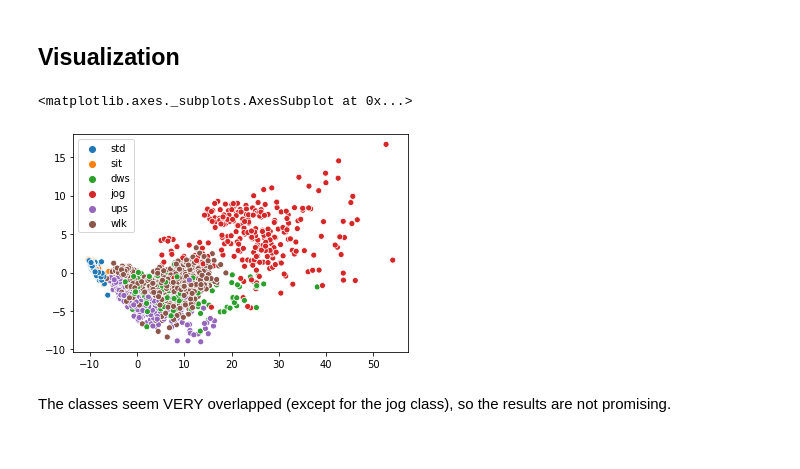
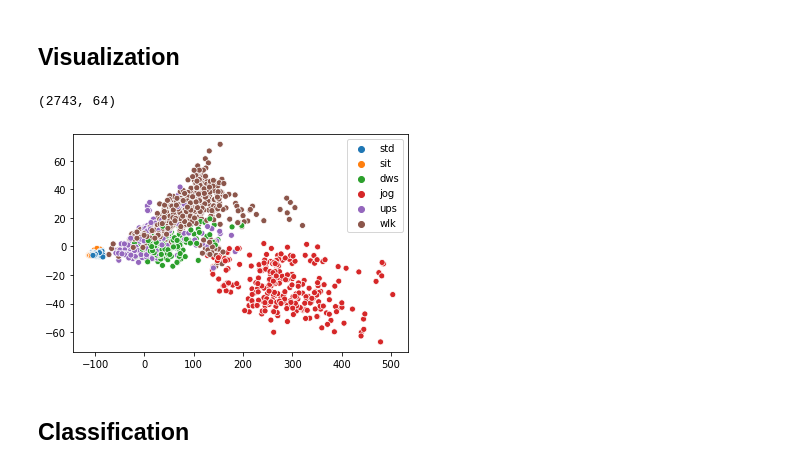
Before and after one commit to gio8tisu/HAR-timeseries-classification, a Jupyter notebook: More_Features.ipynb, the cells around one changed output. Drawn from its saved outputs; the diff is of its cells as text; code cells hidden in the pictures.

```diff
--- a/More_Features.ipynb
+++ b/More_Features.ipynb
@@ -116,5 +90,5 @@ Train-test splitting
 # %%
-X_train, X_test, y_train, y_test = train_test_split(X_pca, y, test_size=0.33, random_state=1)
+X_train, X_test, y_train, y_test = train_test_split(X, y, test_size=0.33, random_state=1)
 # %%
 print('Number of training examples:', y_train.shape[0])
 print('Number of testing examples:', y_test.shape[0])
@@ -124,12 +100,31 @@ Number of testing examples: 1352
+# %%
+pca_acc = sklearn.pipeline.make_pipeline(
+    FourierTransform(),
+    PCA(n_components=32)
+)
+pca_rot = sklearn.pipeline.make_pipeline(
+    FourierTransform(),
+    PCA(n_components=32)
+)
+# %%
+features = ColumnTransformer([
+    ("acceleration", pca_acc, slice(0, 256)),
+    ("rotation", pca_rot, slice(256, 512))
+])
 # %% [markdown]
 ## Visualization
+# %%
+X_feats = features.fit_transform(X_train)
+# %%
+X_feats.shape
+# %% [output]
+(2743, 64)
 # %%
-sns.scatterplot(x=X_train[:,0], y=X_train[:,1], hue=label_encoder.inverse_transform(y_train))
+sns.scatterplot(x=X_feats[:,0], y=X_feats[:,1], hue=label_encoder.inverse_transform(y_train));
 # %% [output]
-<matplotlib.axes._subplots.AxesSubplot at 0x...>
-[figure, old version]
+[figure, new version]
-# %% [markdown]
-The classes seem VERY overlapped (except for the jog class), so the results are not promising.
+# %% [markdown]
+## Classification
 # %%
 import sklearn.discriminant_analysis
 # %%
```
Also changed, not shown: parts of 47 cells of this notebook.
